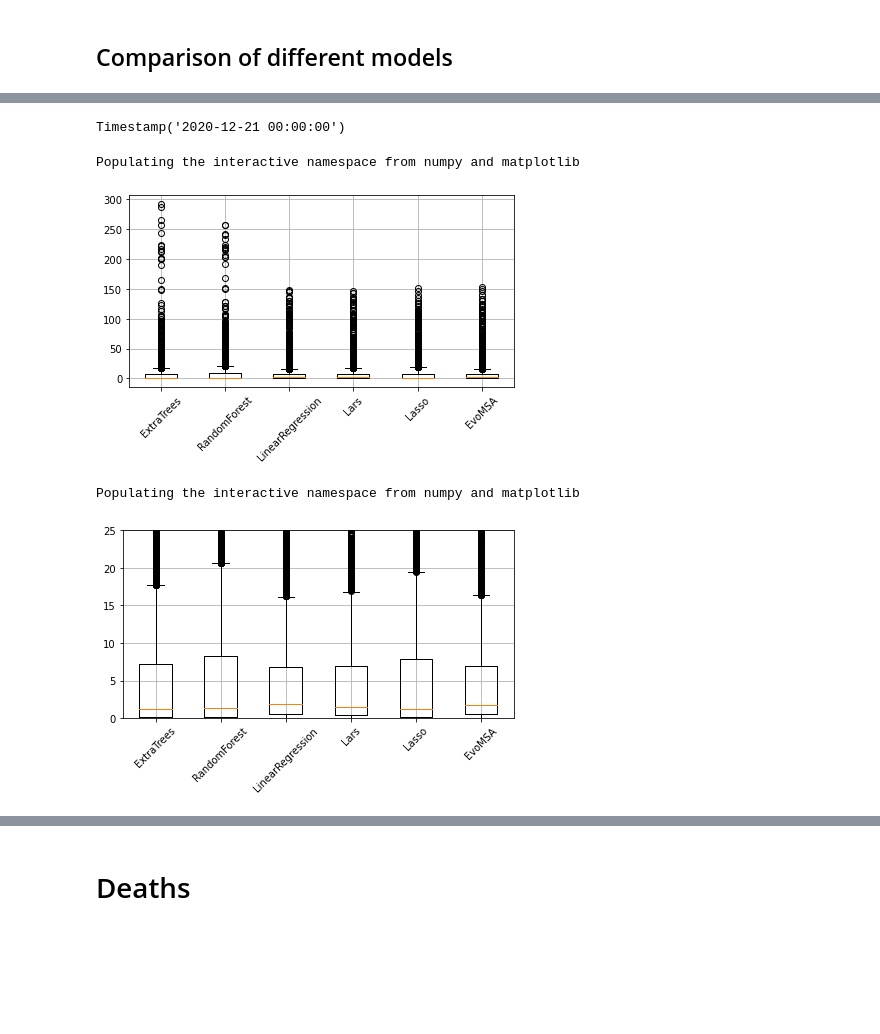
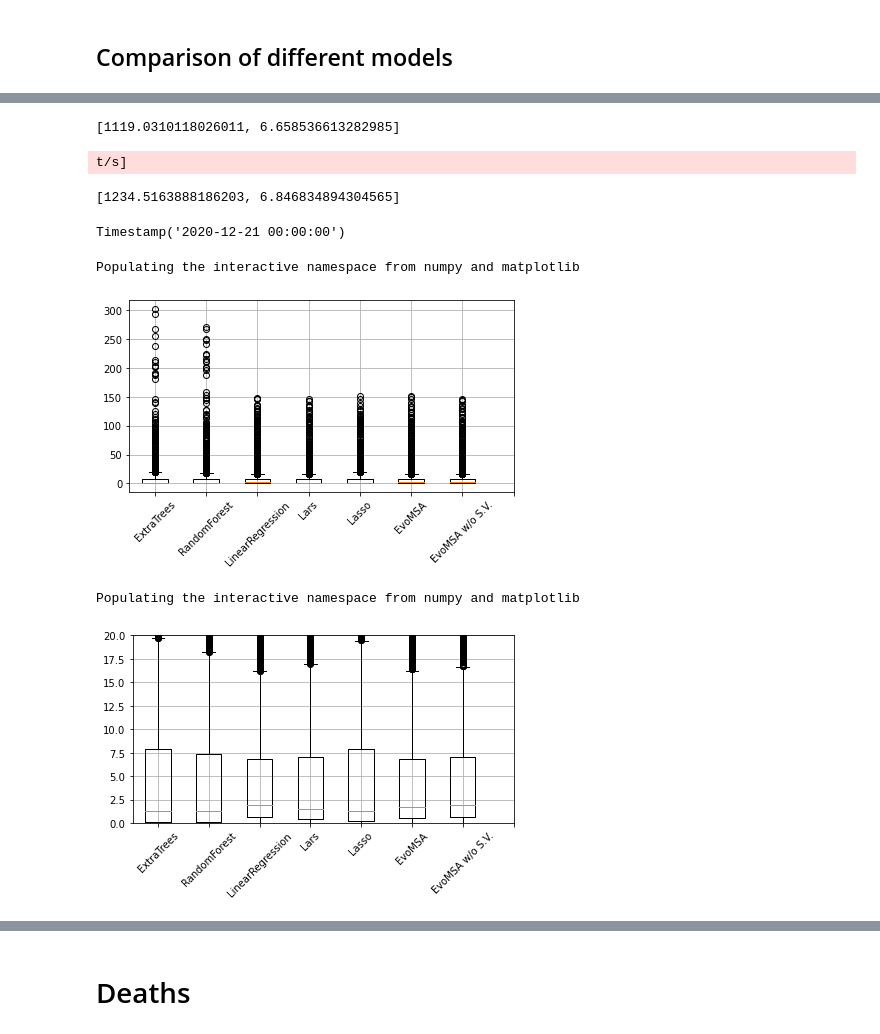
Before and after one commit to cognizant-ai-labs/covid-xprize, a Jupyter notebook: mario.ipynb, the cells around one changed output, grey strips where cells are left out. Drawn from its saved outputs; the diff is of its cells as text; code cells hidden in the pictures; blank space fills up the shorter version.

Commit message:
Analizando predictores

```diff
--- a/mario.ipynb
+++ b/mario.ipynb
@@ -181,14 +181,17 @@ performance(_)
 # %%
 # EvoMSA
-transN = models.FeaturesN(lags=16, date="2020-12-21").fit(data)
+# transN = models.FeaturesN(lags=16, date="2020-12-21").fit(data)
+transN = models.FeaturesN(lags=16).fit(data)
 X, y = transN.training_set()
 evo = base.EvoMSA(TR=False, stacked_method=models.AR,
                   classifier=False, n_jobs=1, tm_n_jobs=1,
                   models=[[models.Identity, models.AR],
                           [models.Identity, models.Lars],
                           [models.Identity, models.Lasso]]).fit(X, y)
-save_model([transN, evo], "evomsaN.model")
-# _ = predict(data, transN, evo)
-# y1, hy = compute_y_hy(_)
-# evomsa = np.fabs(y1 - hy)
-# performance(_)
+# save_model([transN, evo], "evomsaN.model")
+_ = predict(data, transN, evo)
+y1, hy = compute_y_hy(_)
+evomsa = np.fabs(y1 - hy)
+performance(_)
+# %% [output]
+[1119.0310118026011, 6.658536613282985]
@@ -195,3 +201,23 @@ save_model([transN, evo], "evomsaN.model")
+# %%
+transN = models.FeaturesN(lags=16, static_cols=[]).fit(data)
+X, y = transN.training_set()
+evo = base.EvoMSA(TR=False, stacked_method=models.AR,
+                  classifier=False, n_jobs=1, tm_n_jobs=1,
+                  models=[[models.Identity, models.AR],
+                          [models.Identity, models.Lars],
+                          [models.Identity, models.Lasso]]).fit(X, y)
+# save_model([transN, evo], "evomsaN.model")
+_ = predict(data, transN, evo)
+y1, hy = compute_y_hy(_)
+evomsa_st_cols = np.fabs(y1 - hy)
+performance(_)
+# %% [output]
+t/s]
+[1234.5163888186203, 6.846834894304565]
+# %%
+from microtc.utils import save_model, load_model
+ar, lars, lasso, random_forest, extra_trees, evomsa = load_model("bbox-models.pickle.gz")
+save_model([ar, lars, lasso, random_forest, extra_trees, evomsa, evomsa_st_cols], "bbox-models.pickle.gz")
 # %%
 transN._data.Date.max()
 # %% [output]
@@ -199,23 +225,23 @@ Timestamp('2020-12-21 00:00:00')
 # %%
 %pylab inline
 from matplotlib import pylab as plt
 plt.grid()
-_ = boxplot([extra_trees, random_forest, ar, lars, lasso, evomsa])
-plt.xticks(np.arange(1, 7), ["ExtraTrees", "RandomForest", "LinearRegression", "Lars", "Lasso", "EvoMSA"], rotation=45)
+_ = boxplot([extra_trees, random_forest, ar, lars, lasso, evomsa, evomsa_st_cols])
+plt.xticks(np.arange(1, 9), ["ExtraTrees", "RandomForest", "LinearRegression", "Lars", "Lasso", "EvoMSA", "EvoMSA w/o S.V."], rotation=45)
 plt.tight_layout()
 plt.savefig("boxplot.png")
 # %% [output]
 Populating the interactive namespace from numpy and matplotlib
-[figure, old version]
+[figure, new version]
 # %%
 %pylab inline
 from matplotlib import pylab as plt
 plt.grid()
-plt.ylim(0, 25)
-_ = boxplot([extra_trees, random_forest, ar, lars, lasso, evomsa])
-plt.xticks(np.arange(1, 7), ["ExtraTrees", "RandomForest", "LinearRegression", "Lars", "Lasso", "EvoMSA"], rotation=45)
+plt.ylim(0, 20)
+_ = boxplot([extra_trees, random_forest, ar, lars, lasso, evomsa, evomsa_st_cols])
+plt.xticks(np.arange(1, 9), ["ExtraTrees", "RandomForest", "LinearRegression", "Lars", "Lasso", "EvoMSA", "EvoMSA w/o S.V."], rotation=45)
 plt.tight_layout()
 plt.savefig("boxplot-zoom.png")
 # %% [output]
 Populating the interactive namespace from numpy and matplotlib
-[figure, old version]
+[figure, new version]
```
Also changed, not shown: parts of 11 cells of this notebook, 4 other files.
